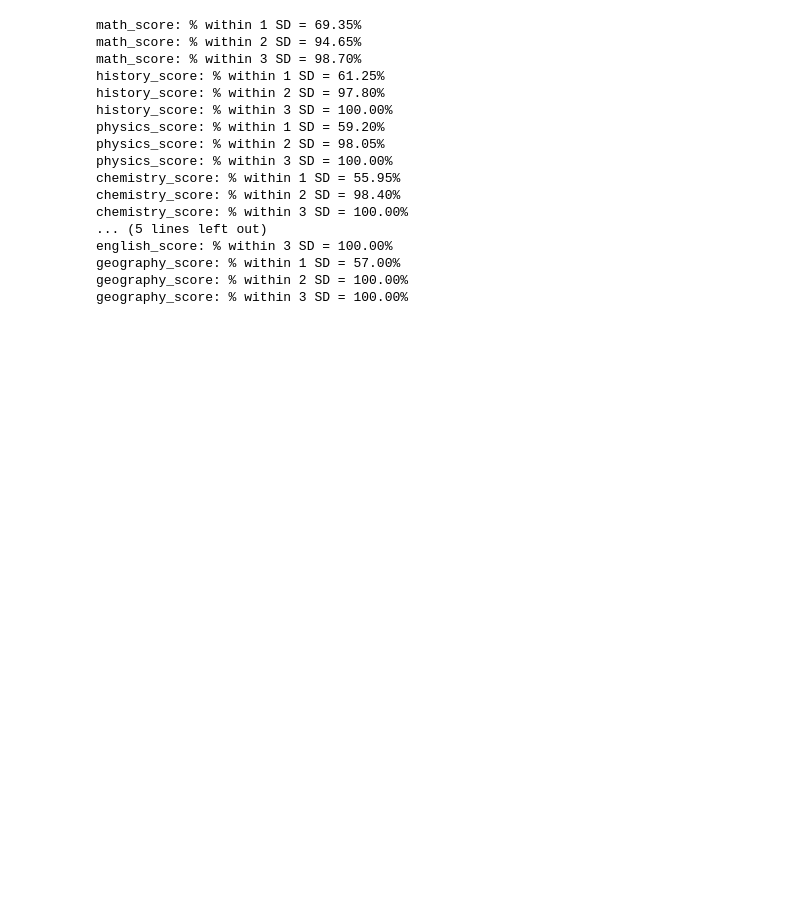
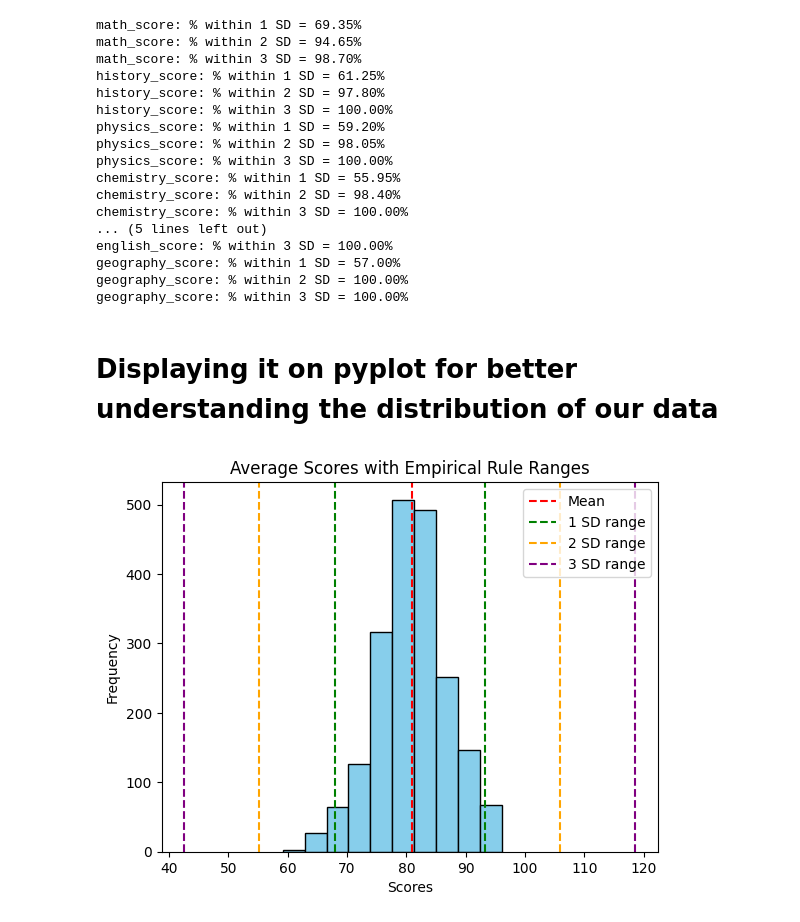
Before and after one commit to Yunis-Allahverdi/Data_analysis_with_statistics_probability, a Jupyter notebook: descriptive_stats_student_score.ipynb, the cells around one changed output. Cells and saved outputs as stored; diff of their text form; code cells hidden in the pictures; blank space fills up the shorter version.

```diff
--- a/descriptive_stats_student_score.ipynb
+++ b/descriptive_stats_student_score.ipynb
@@ -114,3 +135,26 @@ english_score: % within 3 SD = 100.00%
 geography_score: % within 1 SD = 57.00%
 geography_score: % within 2 SD = 100.00%
 geography_score: % within 3 SD = 100.00%
+# %% [markdown]
+# Displaying it on pyplot for better understanding the distribution of our data
+# %%
+df['avg_scores'] = df[cols_subjects].mean(axis=1)
+
+plt.hist(df['avg_scores'], bins=10, color='skyblue', edgecolor='black')
+plt.axvline(mean, color='red', linestyle='--', label='Mean')
+
+# Draw SD ranges
+plt.axvline(one_stdev[0], color='green', linestyle='--', label='1 SD range')
+plt.axvline(one_stdev[1], color='green', linestyle='--')
+plt.axvline(two_stdev[0], color='orange', linestyle='--', label='2 SD range')
+plt.axvline(two_stdev[1], color='orange', linestyle='--')
+plt.axvline(three_stdev[0], color='purple', linestyle='--', label='3 SD range')
+plt.axvline(three_stdev[1], color='purple', linestyle='--')
+
+plt.title('Average Scores with Empirical Rule Ranges')
+plt.xlabel('Scores')
+plt.ylabel('Frequency')
+plt.legend()
+plt.show()
+# %% [output]
+[figure, added]
```
Also changed, not shown: parts of 11 cells of this notebook, 2 other files.
